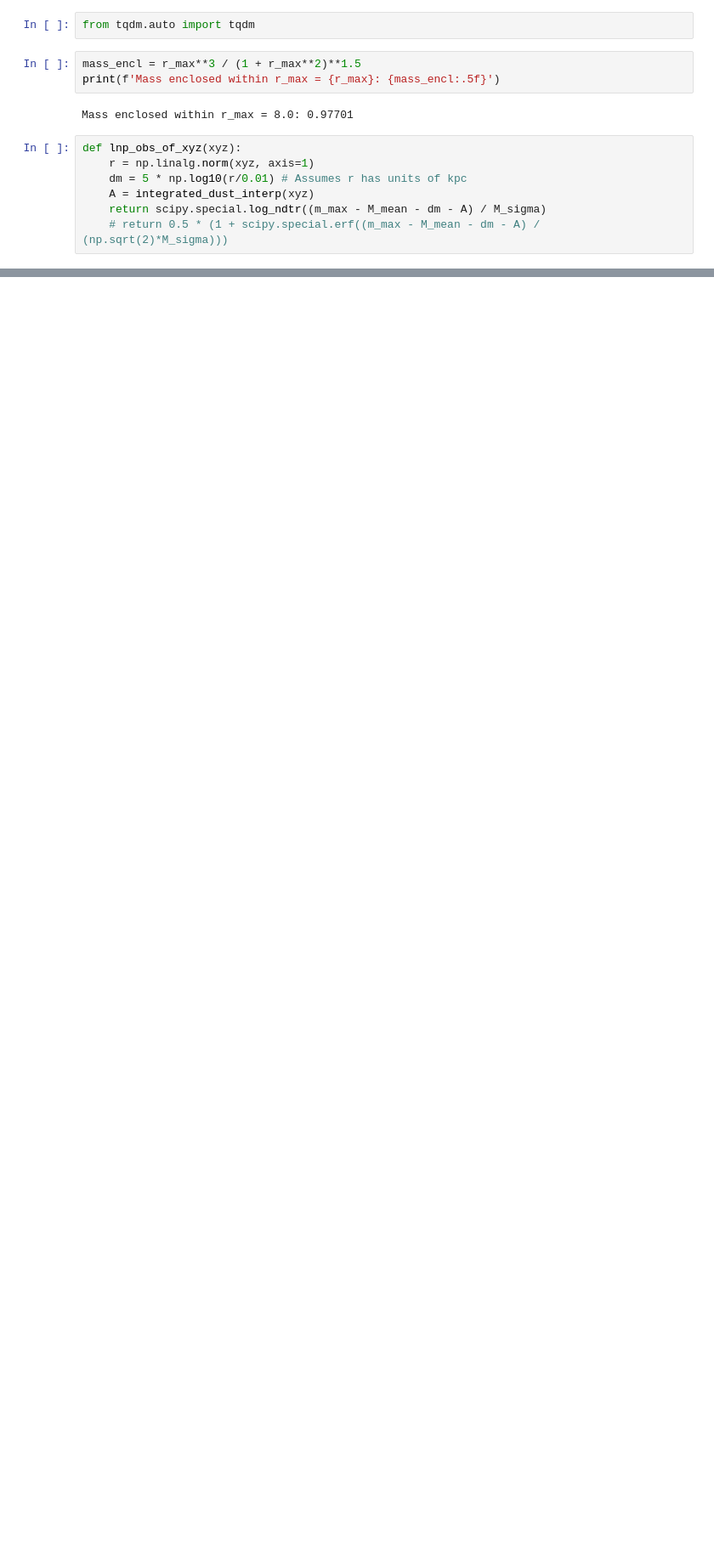
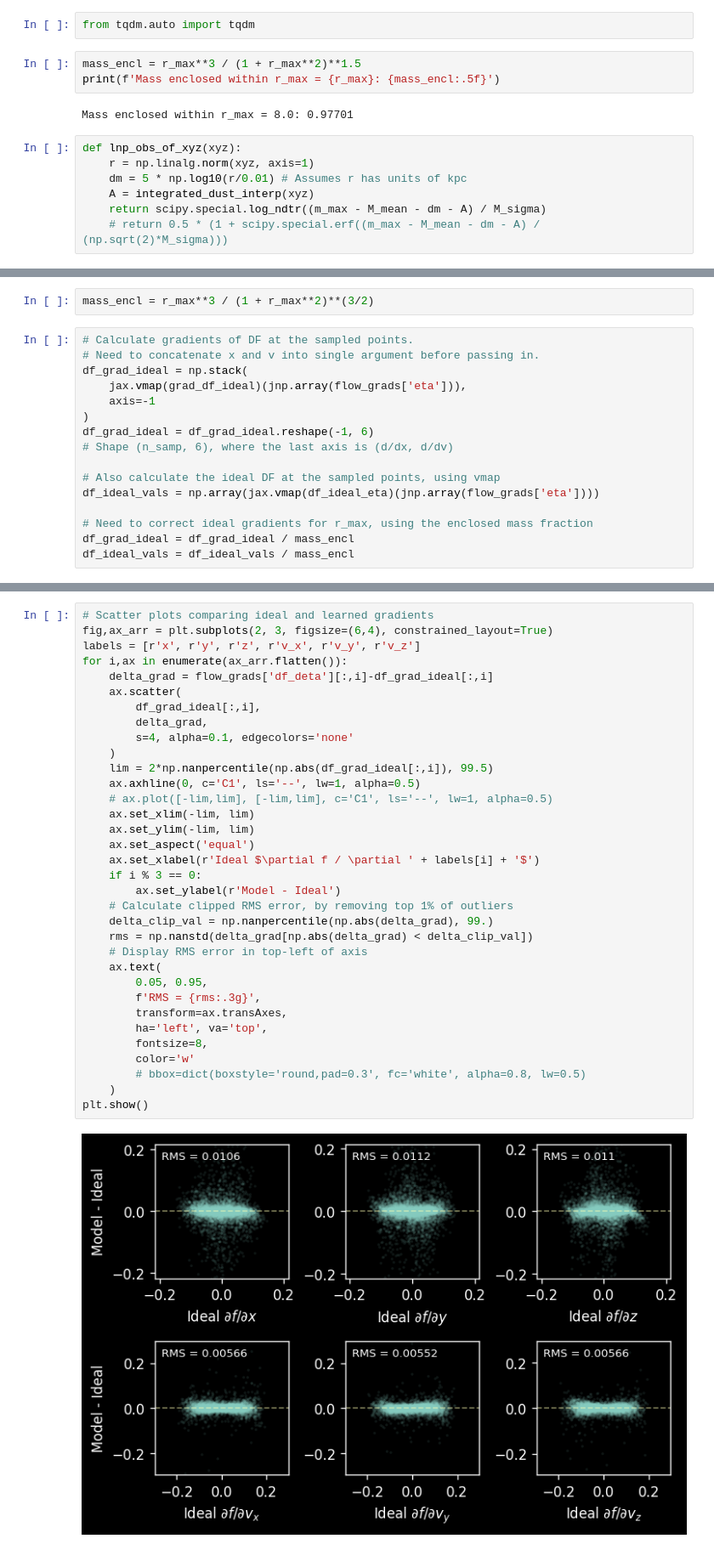
Before and after one commit to gregreen/deep-potential, a Jupyter notebook: scripts/plummer/plummer_sphere_selfn.ipynb, the cells around one changed output, grey strips where cells are left out. Shown at 85% size. Cells and saved outputs as stored; diff of their text form; blank space fills up the shorter version.

```diff
--- a/scripts/plummer/plummer_sphere_selfn.ipynb
+++ b/scripts/plummer/plummer_sphere_selfn.ipynb
@@ -1201,0 +1241,18 @@ array([[ 0.88797769,  0.88858926,  0.88897048,  0.88919491,  0.88897991,
+# %%
+mass_encl = r_max**3 / (1 + r_max**2)**(3/2)
+# %%
+# Calculate gradients of DF at the sampled points.
+# Need to concatenate x and v into single argument before passing in.
+df_grad_ideal = np.stack(
+    jax.vmap(grad_df_ideal)(jnp.array(flow_grads['eta'])),
+    axis=-1
+)
+df_grad_ideal = df_grad_ideal.reshape(-1, 6)
+# Shape (n_samp, 6), where the last axis is (d/dx, d/dv)
+
+# Also calculate the ideal DF at the sampled points, using vmap
+df_ideal_vals = np.array(jax.vmap(df_ideal_eta)(jnp.array(flow_grads['eta'])))
+
+# Need to correct ideal gradients for r_max, using the enclosed mass fraction
+df_grad_ideal = df_grad_ideal / mass_encl
+df_ideal_vals = df_ideal_vals / mass_encl
@@ -1201,0 +1265,36 @@ array([[ 0.88797769,  0.88858926,  0.88897048,  0.88919491,  0.88897991,
+# %%
+# Scatter plots comparing ideal and learned gradients
+fig,ax_arr = plt.subplots(2, 3, figsize=(6,4), constrained_layout=True)
+labels = [r'x', r'y', r'z', r'v_x', r'v_y', r'v_z']
+for i,ax in enumerate(ax_arr.flatten()):
+    delta_grad = flow_grads['df_deta'][:,i]-df_grad_ideal[:,i]
+    ax.scatter(
+        df_grad_ideal[:,i],
+        delta_grad,
+        s=4, alpha=0.1, edgecolors='none'
+    )
+    lim = 2*np.nanpercentile(np.abs(df_grad_ideal[:,i]), 99.5)
+    ax.axhline(0, c='C1', ls='--', lw=1, alpha=0.5)
+    # ax.plot([-lim,lim], [-lim,lim], c='C1', ls='--', lw=1, alpha=0.5)
+    ax.set_xlim(-lim, lim)
+    ax.set_ylim(-lim, lim)
+    ax.set_aspect('equal')
+    ax.set_xlabel(r'Ideal $\partial f / \partial ' + labels[i] + '$')
+    if i % 3 == 0:
+        ax.set_ylabel(r'Model - Ideal')
+    # Calculate clipped RMS error, by removing top 1% of outliers
+    delta_clip_val = np.nanpercentile(np.abs(delta_grad), 99.)
+    rms = np.nanstd(delta_grad[np.abs(delta_grad) < delta_clip_val])
+    # Display RMS error in top-left of axis
+    ax.text(
+        0.05, 0.95,
+        f'RMS = {rms:.3g}',
+        transform=ax.transAxes,
+        ha='left', va='top',
+        fontsize=8,
+        color='w'
+        # bbox=dict(boxstyle='round,pad=0.3', fc='white', alpha=0.8, lw=0.5)
+    )
+plt.show()
+# %% [output]
+[figure, added]
```
Also changed, not shown: parts of 37 cells of this notebook, 1 other file.
